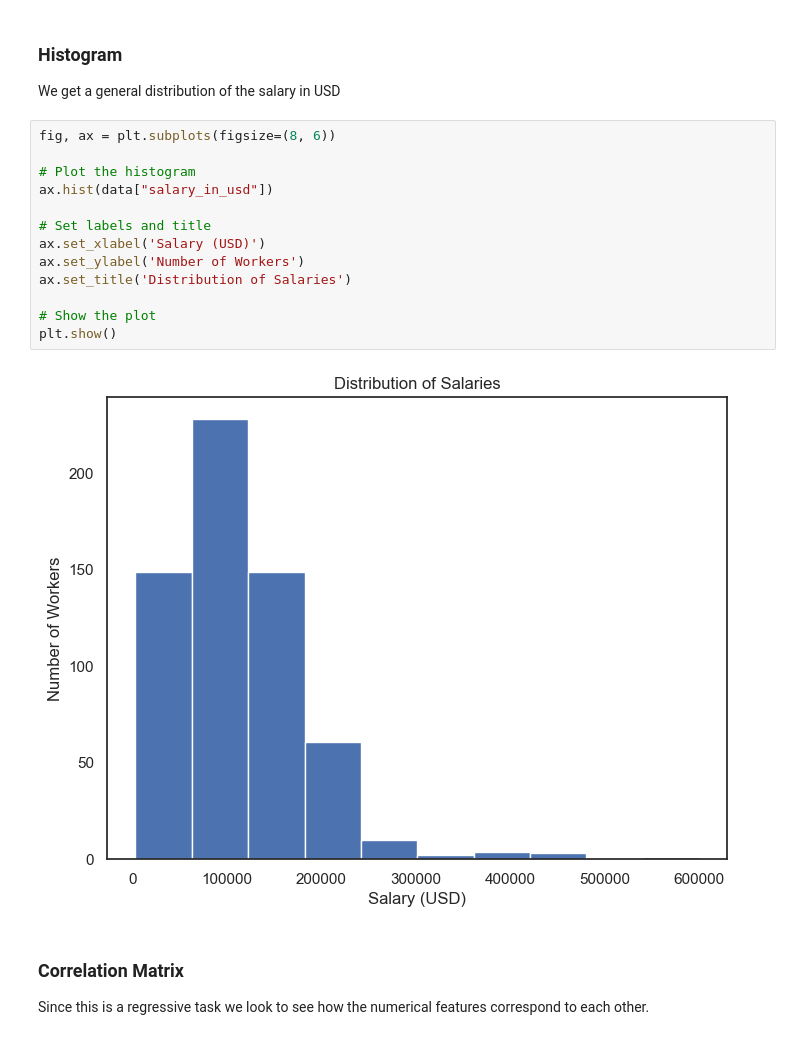
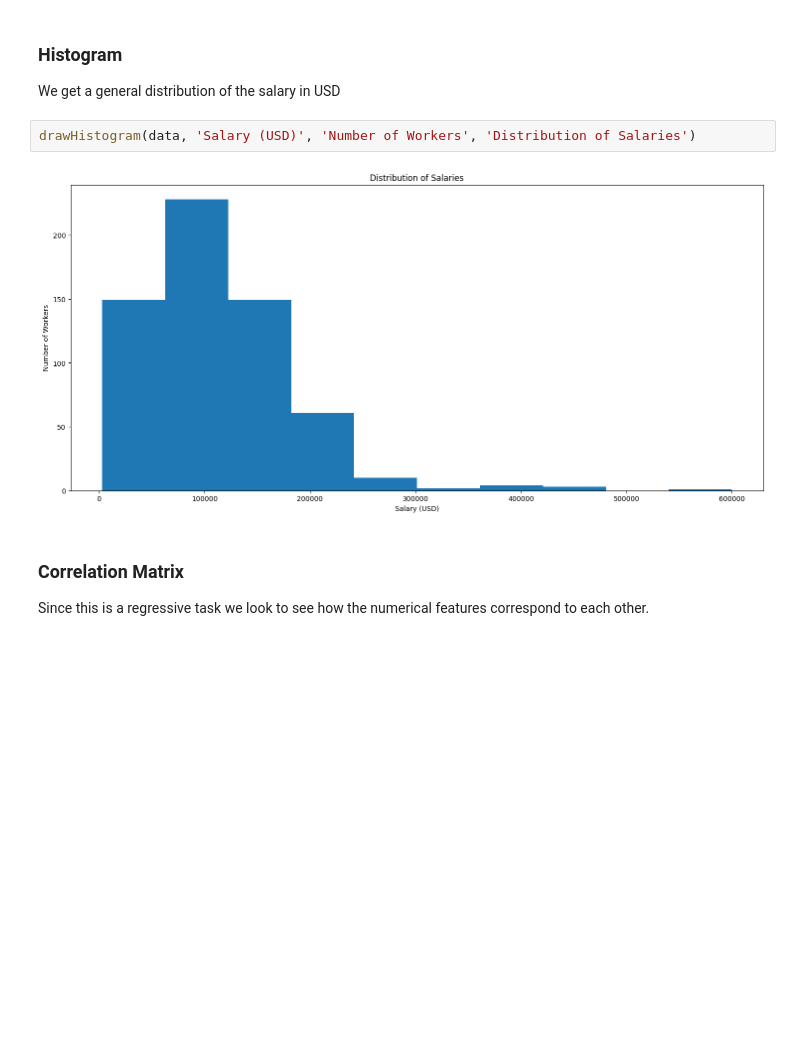
Before and after one commit to pauldumitriu001/EECS3401_IntroToAi_FinalProject, a Jupyter notebook: EECS3401FinalProject-Group8.ipynb, the cells around one changed output. Saved outputs shown, nothing was run; the diff lists cells and outputs as text; blank space fills up the shorter version.

```diff
--- a/EECS3401FinalProject-Group8.ipynb
+++ b/EECS3401FinalProject-Group8.ipynb
@@ -219,21 +339,10 @@ data_prepared
 # %% [markdown]
 ### Histogram
 We get a general distribution of the salary in USD
-# %%
-fig, ax = plt.subplots(figsize=(8, 6))
-
-# Plot the histogram
-ax.hist(data["salary_in_usd"])
-
-# Set labels and title
-ax.set_xlabel('Salary (USD)')
-ax.set_ylabel('Number of Workers')
-ax.set_title('Distribution of Salaries')
-
-# Show the plot
-plt.show()
-# %% [output]
-[figure, removed]
+# %%
+drawHistogram(data, 'Salary (USD)', 'Number of Workers', 'Distribution of Salaries')
+# %% [output]
+[figure, added]
 # %% [markdown]
 ### Correlation Matrix
 Since this is a regressive task we look to see how the numerical features correspond to each other.
```
Also changed, not shown: parts of 37 cells of this notebook.
